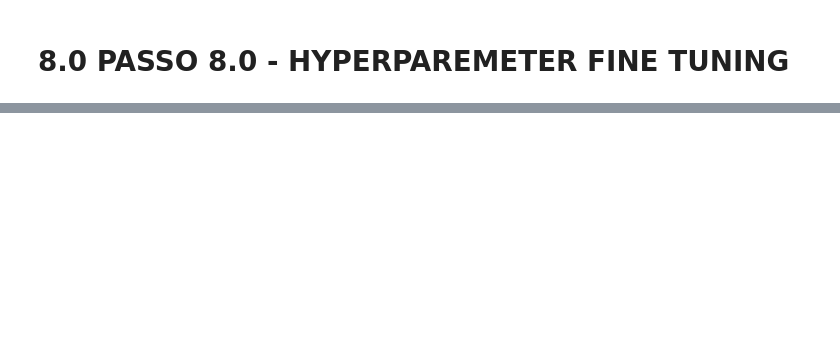
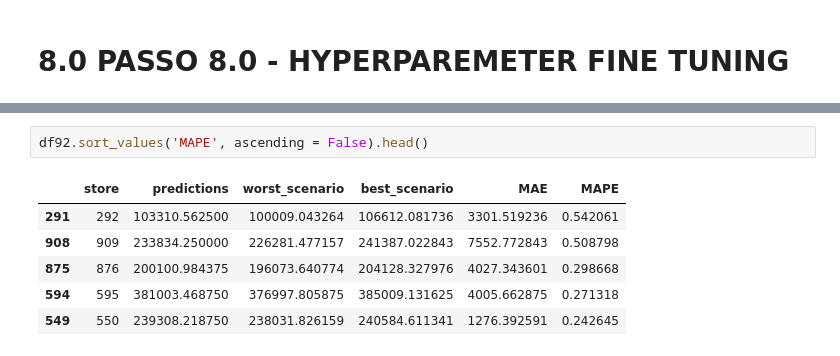
Before and after one commit to elielsantospaes/DS_em_Producao, a Jupyter notebook: Módulo_9_v1_store_sales_prediction.ipynb, the cells around one changed output, grey strips where cells are left out. Drawn from its saved outputs; the diff is of its cells as text; blank space fills up the shorter version.

```diff
--- a/Módulo_9_v1_store_sales_prediction.ipynb
+++ b/Módulo_9_v1_store_sales_prediction.ipynb
@@ -1199,0 +1290,9 @@ xgb_result_tuned
+# %%
+df92.sort_values('MAPE', ascending = False).head()
+# %% [output]
+|  | store | predictions | worst_scenario | best_scenario | MAE | MAPE |
+| 291 | 292 | 103310.562500 | 100009.043264 | 106612.081736 | 3301.519236 | 0.542061 |
+| 908 | 909 | 233834.250000 | 226281.477157 | 241387.022843 | 7552.772843 | 0.508798 |
+| 875 | 876 | 200100.984375 | 196073.640774 | 204128.327976 | 4027.343601 | 0.298668 |
+| 594 | 595 | 381003.468750 | 376997.805875 | 385009.131625 | 4005.662875 | 0.271318 |
+| 549 | 550 | 239308.218750 | 238031.826159 | 240584.611341 | 1276.392591 | 0.242645 |
```
Also changed, not shown: parts of 59 cells of this notebook, 6 other files.
